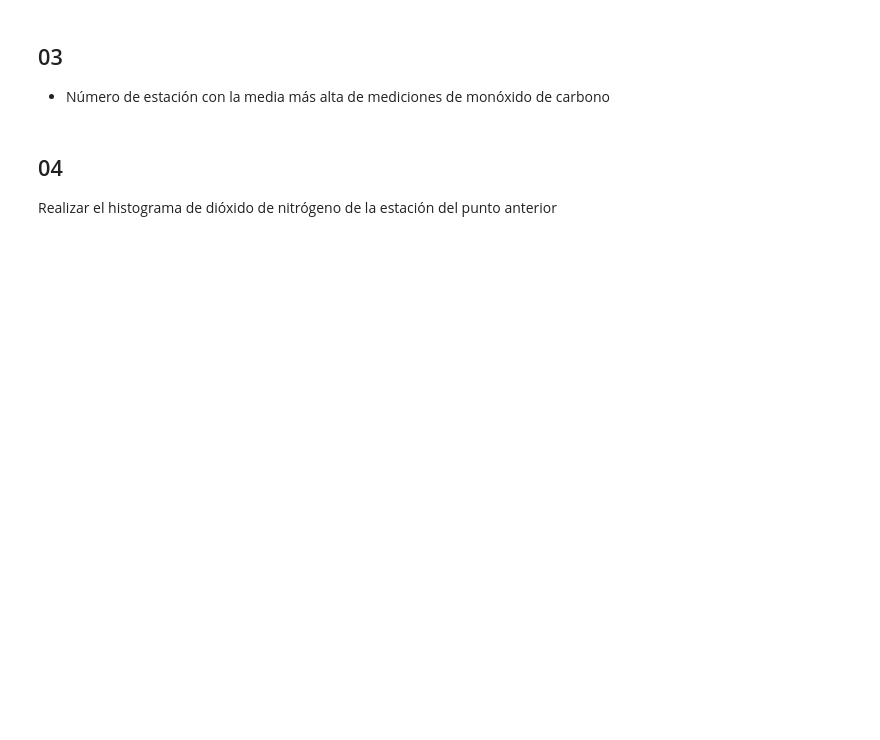
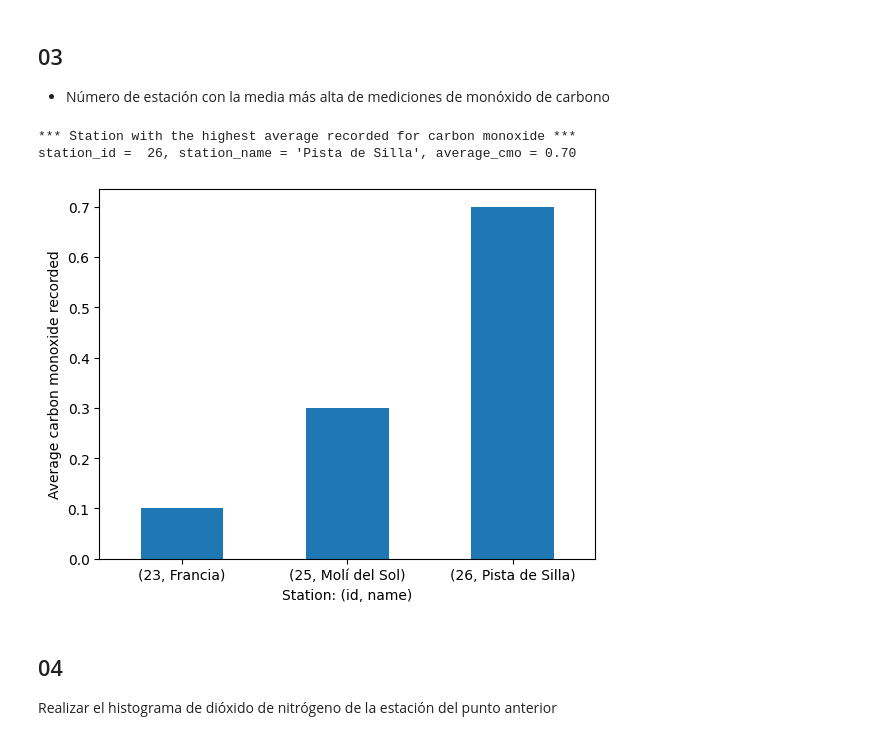
Before and after one commit to acabrerod/miar, a Jupyter notebook: 01_miar_python/dataset_exploration/01MIAR_ACT_Video.ipynb, the cells around one changed output. Saved outputs shown, nothing was run; the diff lists cells and outputs as text; code cells hidden in the pictures; blank space fills up the shorter version.

```diff
--- a/01_miar_python/dataset_exploration/01MIAR_ACT_Video.ipynb
+++ b/01_miar_python/dataset_exploration/01MIAR_ACT_Video.ipynb
@@ -103,0 +91,9 @@ print(f"{len(stations_ids)} stations, with names: {", ".join(stations_names)}.")
+# %%
+carbon_monoxide_summary = df.groupby(['objectid', 'nombre'])['co'].describe().dropna()
+
+print("*** Number of measuring stations with carbon monoxide sensors ***")
+print(f"{len(carbon_monoxide_summary)} stations")
+print()
+
+print("*** Summary of data for stations with carbon monoxide sensors ***")
+print(carbon_monoxide_summary.dropna())
@@ -110,3 +114,20 @@ print(f"{len(stations_ids)} stations, with names: {", ".join(stations_names)}.")
+# %%
+index_highest_average_cmo = np.argmax(carbon_monoxide_summary["mean"])
+station_id, station_name = carbon_monoxide_summary.index[index_highest_average_cmo]
+average_cmo = carbon_monoxide_summary["mean"].values[index_highest_average_cmo]
+
+print("*** Station with the highest average recorded for carbon monoxide ***")
+print(f"{station_id = : .0f}, {station_name = }, {average_cmo = :.2f}")
+
+carbon_monoxide_summary["mean"].plot.bar()
+plt.xticks(rotation = 0)
+plt.xlabel('Station: (id, name)')
+plt.ylabel('Average carbon monoxide recorded')
+plt.show()
+# %% [output]
+*** Station with the highest average recorded for carbon monoxide ***
+station_id =  26, station_name = 'Pista de Silla', average_cmo = 0.70
+[figure, added]
 # %% [markdown]
 ## 04
 Realizar el histograma de dióxido de nitrógeno de la estación del punto anterior
```
Also changed, not shown: parts of 9 cells of this notebook, 1 other file.
